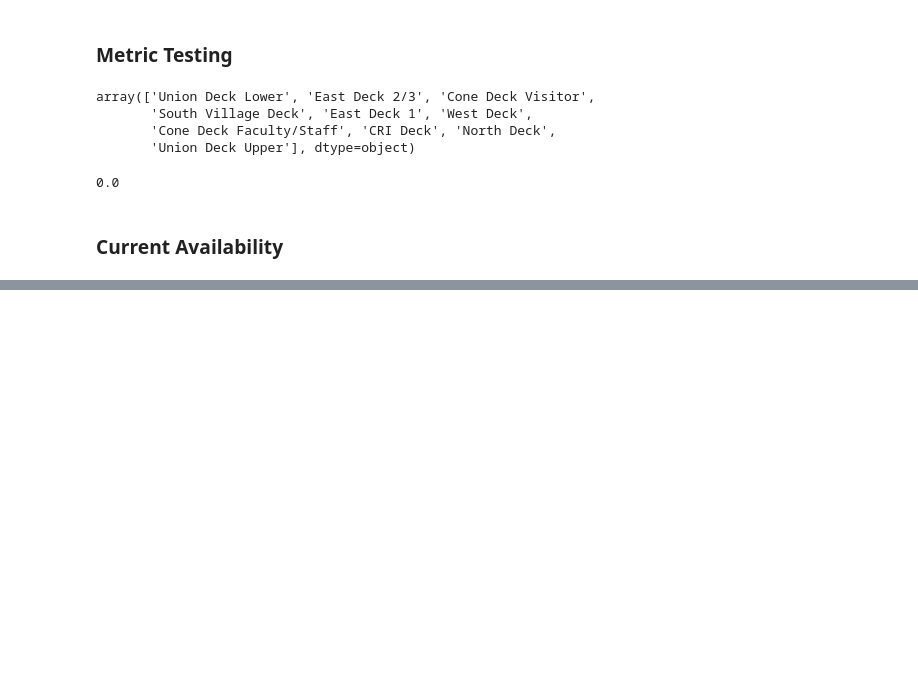
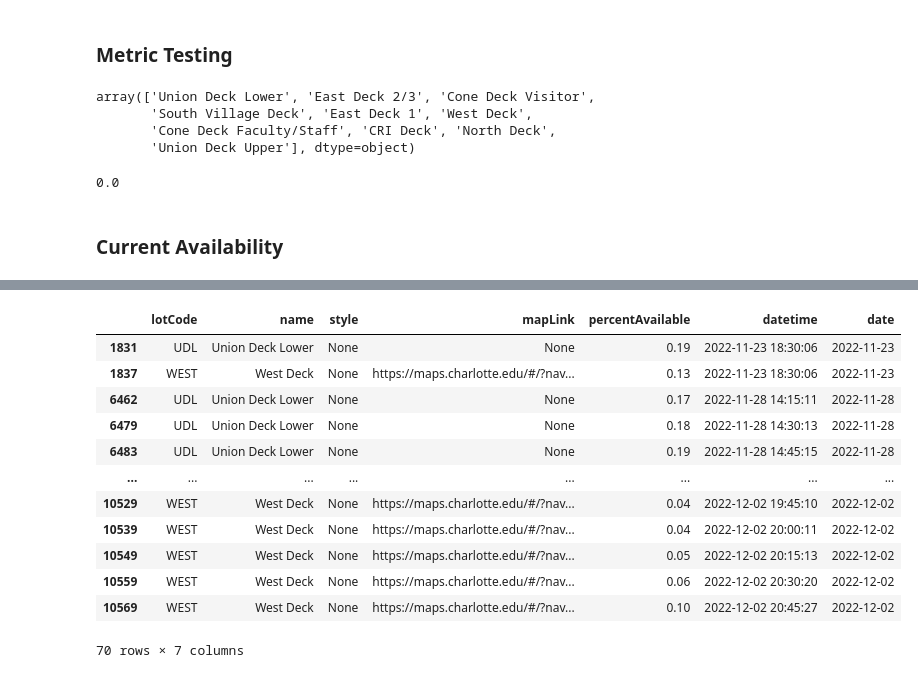
Before and after one commit to mitchell-jones/parking-heatmap, a Jupyter notebook: streamlit-feature-testing.ipynb, the cells around one changed output, grey strips where cells are left out. Cells and saved outputs as stored; diff of their text form; code cells hidden in the pictures; blank space fills up the shorter version.

```diff
--- a/streamlit-feature-testing.ipynb
+++ b/streamlit-feature-testing.ipynb
@@ -103,0 +166,16 @@ plt.show()
+# %%
+data[data.percentAvailable < .2]
+# %% [output]
+|  | lotCode | name | style | mapLink | percentAvailable | datetime | date |
+| 1831 | UDL | Union Deck Lower | None | None | 0.19 | 2022-11-23 18:30:06 | 2022-11-23 |
+| 1837 | WEST | West Deck | None | https://maps.charlotte.edu/#/?nav... | 0.13 | 2022-11-23 18:30:06 | 2022-11-23 |
+| 6462 | UDL | Union Deck Lower | None | None | 0.17 | 2022-11-28 14:15:11 | 2022-11-28 |
+| 6479 | UDL | Union Deck Lower | None | None | 0.18 | 2022-11-28 14:30:13 | 2022-11-28 |
+| 6483 | UDL | Union Deck Lower | None | None | 0.19 | 2022-11-28 14:45:15 | 2022-11-28 |
+| ... | ... | ... | ... | ... | ... | ... | ... |
+| 10529 | WEST | West Deck | None | https://maps.charlotte.edu/#/?nav... | 0.04 | 2022-12-02 19:45:10 | 2022-12-02 |
+| 10539 | WEST | West Deck | None | https://maps.charlotte.edu/#/?nav... | 0.04 | 2022-12-02 20:00:11 | 2022-12-02 |
+| 10549 | WEST | West Deck | None | https://maps.charlotte.edu/#/?nav... | 0.05 | 2022-12-02 20:15:13 | 2022-12-02 |
+| 10559 | WEST | West Deck | None | https://maps.charlotte.edu/#/?nav... | 0.06 | 2022-12-02 20:30:20 | 2022-12-02 |
+| 10569 | WEST | West Deck | None | https://maps.charlotte.edu/#/?nav... | 0.10 | 2022-12-02 20:45:27 | 2022-12-02 |
+70 rows × 7 columns
```
Also changed, not shown: parts of 11 cells of this notebook, 1 other file.
